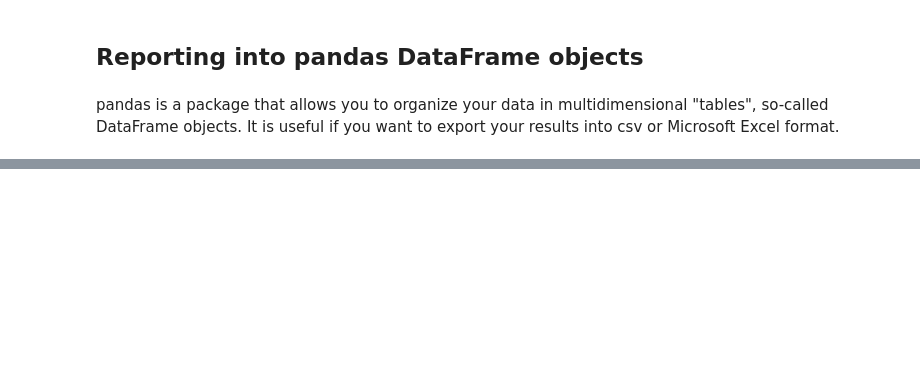
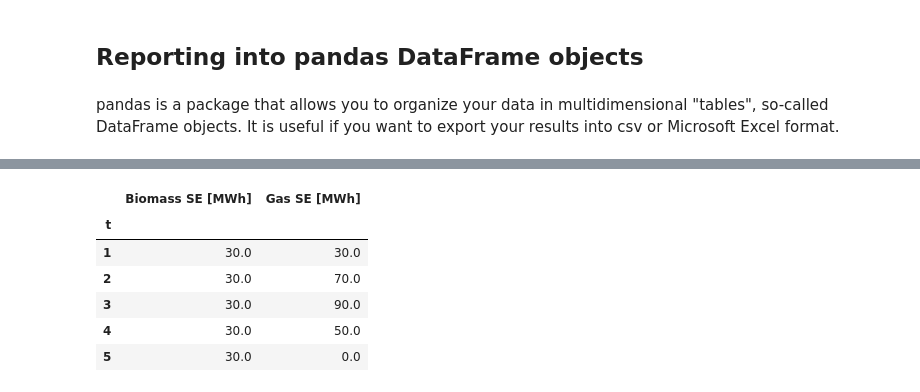
Before and after one commit to tum-ens/urbs, a Jupyter notebook: teaching/01_Electricity_supply_of_an_island.ipynb, the cells around one changed output, grey strips where cells are left out. Drawn from its saved outputs; the diff is of its cells as text; code cells hidden in the pictures; blank space fills up the shorter version.

```diff
--- a/teaching/01_Electricity_supply_of_an_island.ipynb
+++ b/teaching/01_Electricity_supply_of_an_island.ipynb
@@ -349,0 +368,12 @@ df_supply
+# %%
+# Let's add the unit to the names of the technologies
+df_supply.columns = [x + " SE [MWh]" for x in df_supply.columns]
+df_supply
+# %% [output]
+|  | Biomass SE [MWh] | Gas SE [MWh] |
+| t |  |  |
+| 1 | 30.0 | 30.0 |
+| 2 | 30.0 | 70.0 |
+| 3 | 30.0 | 90.0 |
+| 4 | 30.0 | 50.0 |
+| 5 | 30.0 | 0.0 |
```
Also changed, not shown: parts of 25 cells of this notebook, 9 other files.
